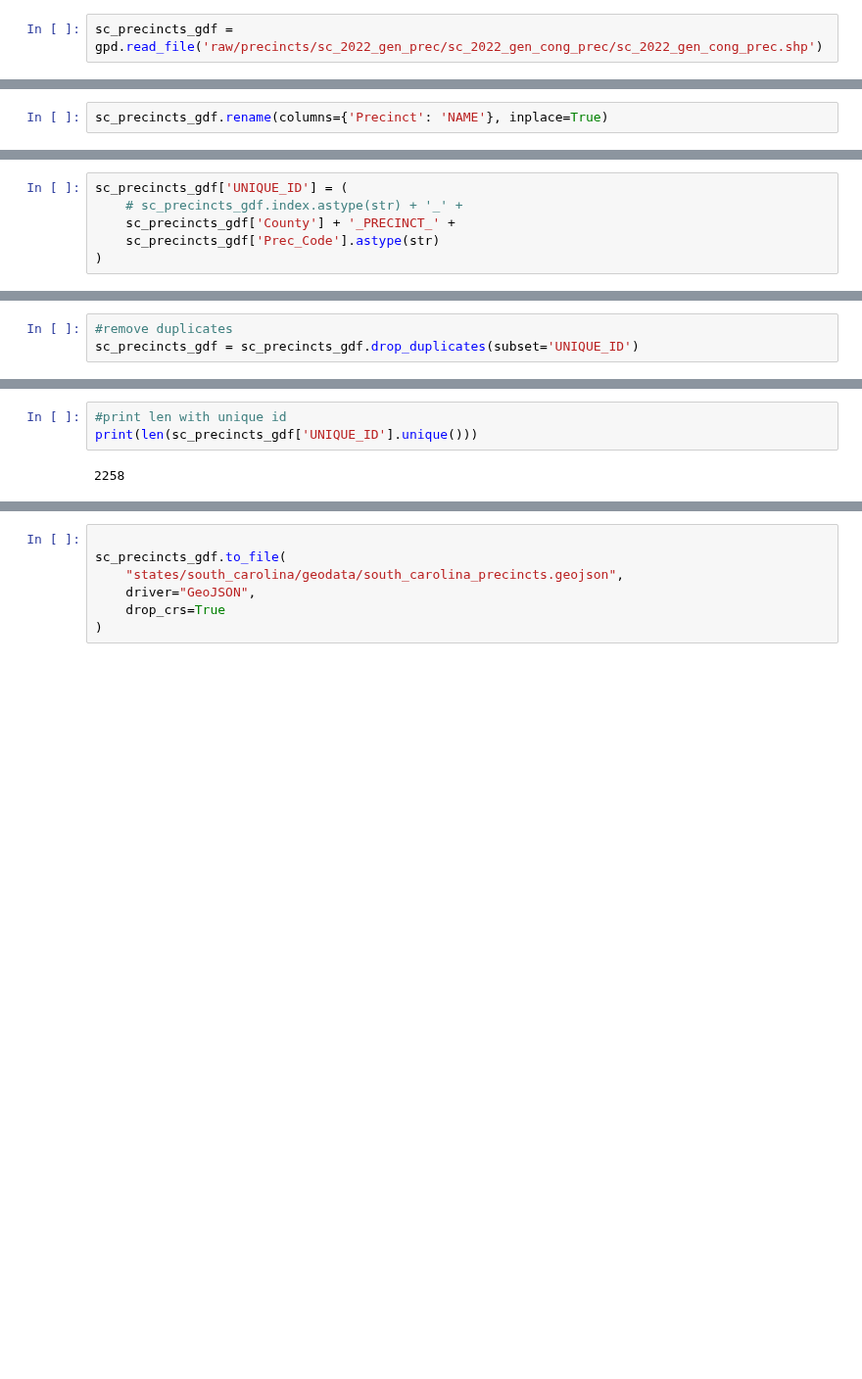
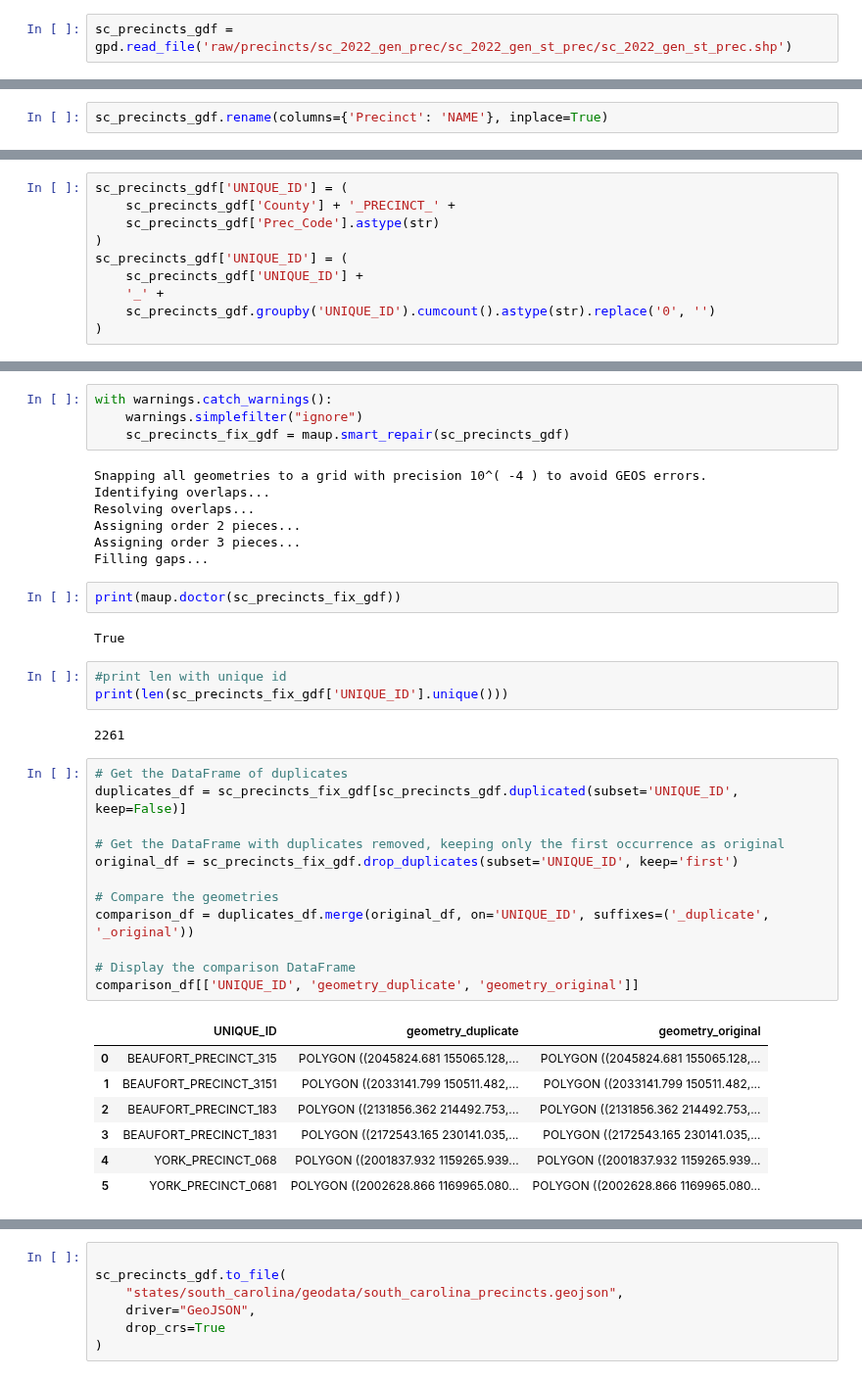
Before and after one commit to SBU-CSE-416/votifier, a Jupyter notebook: server/data/preprocess_geographics.ipynb, the cells around one changed output, grey strips where cells are left out. Shown at 98% size. Cells and saved outputs as stored; diff of their text form; blank space fills up the shorter version.

```diff
--- a/server/data/preprocess_geographics.ipynb
+++ b/server/data/preprocess_geographics.ipynb
@@ -134,7 +152,7 @@ GeoJSON data with county boundaries successfully saved to south_carolina_state.g
 # %% [markdown]
 ## Querying Precincts Boundaries data from downloaded files
 # %%
-sc_precincts_gdf = gpd.read_file('raw/precincts/sc_2022_gen_prec/sc_2022_gen_cong_prec/sc_2022_gen_cong_prec.shp')
+sc_precincts_gdf = gpd.read_file('raw/precincts/sc_2022_gen_prec/sc_2022_gen_st_prec/sc_2022_gen_st_prec.shp')
 # %%
 sc_precincts_gdf.plot()
 plt.show()
@@ -183,9 +203,13 @@ print(sc_precincts_gdf.columns.values)
 # %%
 sc_precincts_gdf['UNIQUE_ID'] = (
-    # sc_precincts_gdf.index.astype(str) + '_' +
     sc_precincts_gdf['County'] + '_PRECINCT_' +
     sc_precincts_gdf['Prec_Code'].astype(str)
 )
+sc_precincts_gdf['UNIQUE_ID'] = (
+    sc_precincts_gdf['UNIQUE_ID'] +
+    '_' +
+    sc_precincts_gdf.groupby('UNIQUE_ID').cumcount().astype(str).replace('0', '')
+)
 # %%
 print(len(sc_precincts_gdf))
 # %% [output]
@@ -193,3 +216,0 @@ print(len(sc_precincts_gdf))
-# %%
-#remove duplicates
-sc_precincts_gdf = sc_precincts_gdf.drop_duplicates(subset='UNIQUE_ID')
@@ -196,5 +223,40 @@ sc_precincts_gdf = sc_precincts_gdf.drop_duplicates(subset='UNIQUE_ID')
+# %%
+with warnings.catch_warnings():
+    warnings.simplefilter("ignore")
+    sc_precincts_fix_gdf = maup.smart_repair(sc_precincts_gdf)
+# %% [output]
+Snapping all geometries to a grid with precision 10^( -4 ) to avoid GEOS errors.
+Identifying overlaps...
+Resolving overlaps...
+Assigning order 2 pieces...
+Assigning order 3 pieces...
+Filling gaps...
+# %%
+print(maup.doctor(sc_precincts_fix_gdf))
+# %% [output]
+True
 # %%
 #print len with unique id
-print(len(sc_precincts_gdf['UNIQUE_ID'].unique()))
+print(len(sc_precincts_fix_gdf['UNIQUE_ID'].unique()))
 # %% [output]
-2258
+2261
+# %%
+# Get the DataFrame of duplicates
+duplicates_df = sc_precincts_fix_gdf[sc_precincts_gdf.duplicated(subset='UNIQUE_ID', keep=False)]
+
+# Get the DataFrame with duplicates removed, keeping only the first occurrence as original
+original_df = sc_precincts_fix_gdf.drop_duplicates(subset='UNIQUE_ID', keep='first')
+
+# Compare the geometries
+comparison_df = duplicates_df.merge(original_df, on='UNIQUE_ID', suffixes=('_duplicate', '_original'))
+
+# Display the comparison DataFrame
+comparison_df[['UNIQUE_ID', 'geometry_duplicate', 'geometry_original']]
+# %% [output]
+|  | UNIQUE_ID | geometry_duplicate | geometry_original |
+| 0 | BEAUFORT_PRECINCT_315 | POLYGON ((2045824.681 155065.128,... | POLYGON ((2045824.681 155065.128,... |
+| 1 | BEAUFORT_PRECINCT_3151 | POLYGON ((2033141.799 150511.482,... | POLYGON ((2033141.799 150511.482,... |
+| 2 | BEAUFORT_PRECINCT_183 | POLYGON ((2131856.362 214492.753,... | POLYGON ((2131856.362 214492.753,... |
+| 3 | BEAUFORT_PRECINCT_1831 | POLYGON ((2172543.165 230141.035,... | POLYGON ((2172543.165 230141.035,... |
+| 4 | YORK_PRECINCT_068 | POLYGON ((2001837.932 1159265.939... | POLYGON ((2001837.932 1159265.939... |
+| 5 | YORK_PRECINCT_0681 | POLYGON ((2002628.866 1169965.080... | POLYGON ((2002628.866 1169965.080... |
```
Also changed, not shown: parts of 21 cells of this notebook, 11 other files.
